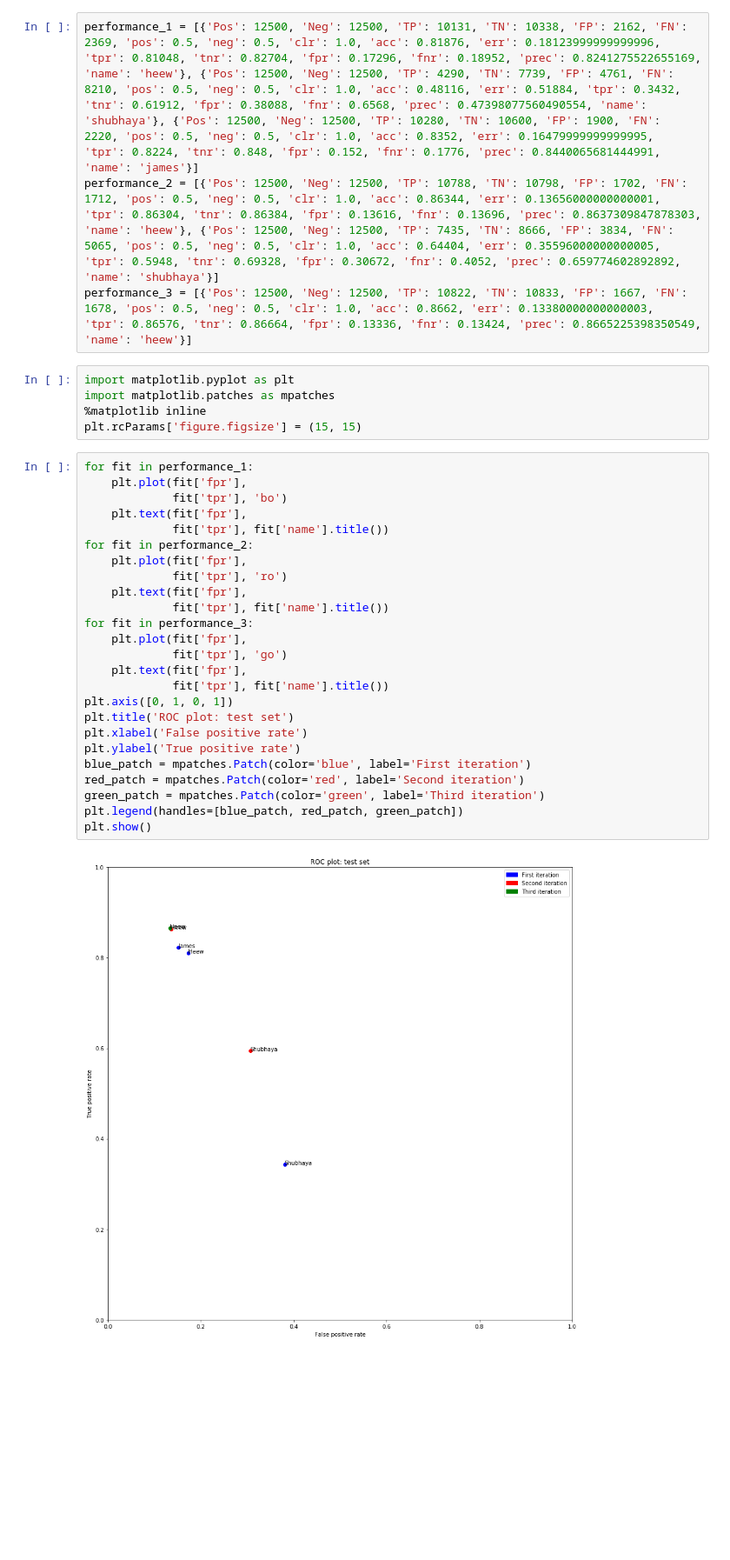
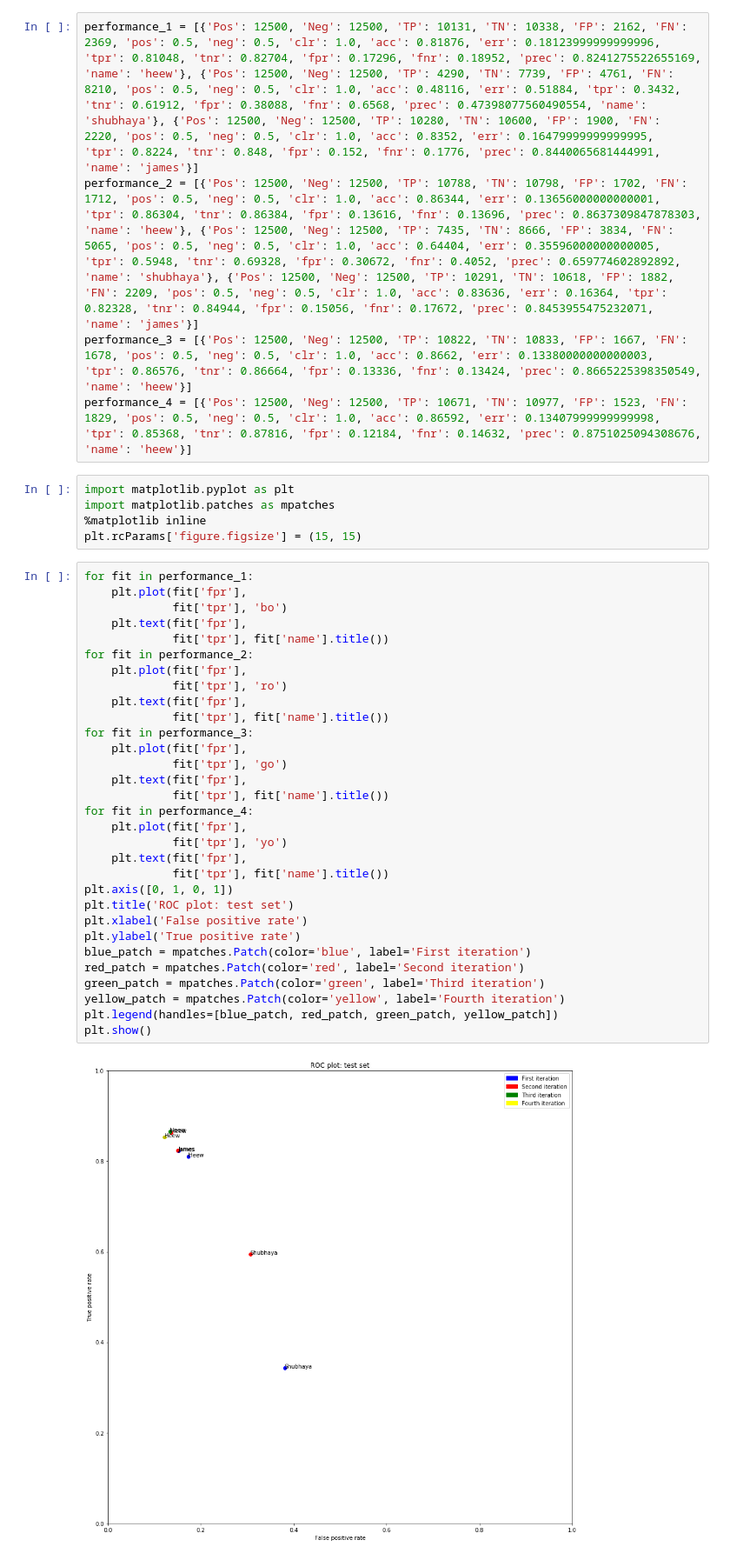
Before and after one commit to visualizedata/ml, a Jupyter notebook: iterations/ML_1_iterations_moviereviews.ipynb, the cells around one changed output. Shown at 87% size. Saved outputs shown, nothing was run; the diff lists cells and outputs as text; blank space fills up the shorter version.

```diff
--- a/iterations/ML_1_iterations_moviereviews.ipynb
+++ b/iterations/ML_1_iterations_moviereviews.ipynb
@@ -1,7 +1,8 @@
 # %%
 performance_1 = [{'Pos': 12500, 'Neg': 12500, 'TP': 10131, 'TN': 10338, 'FP': 2162, 'FN': 2369, 'pos': 0.5, 'neg': 0.5, 'clr': 1.0, 'acc': 0.81876, 'err': 0.18123999999999996, 'tpr': 0.81048, 'tnr': 0.82704, 'fpr': 0.17296, 'fnr': 0.18952, 'prec': 0.8241275522655169, 'name': 'heew'}, {'Pos': 12500, 'Neg': 12500, 'TP': 4290, 'TN': 7739, 'FP': 4761, 'FN': 8210, 'pos': 0.5, 'neg': 0.5, 'clr': 1.0, 'acc': 0.48116, 'err': 0.51884, 'tpr': 0.3432, 'tnr': 0.61912, 'fpr': 0.38088, 'fnr': 0.6568, 'prec': 0.47398077560490554, 'name': 'shubhaya'}, {'Pos': 12500, 'Neg': 12500, 'TP': 10280, 'TN': 10600, 'FP': 1900, 'FN': 2220, 'pos': 0.5, 'neg': 0.5, 'clr': 1.0, 'acc': 0.8352, 'err': 0.16479999999999995, 'tpr': 0.8224, 'tnr': 0.848, 'fpr': 0.152, 'fnr': 0.1776, 'prec': 0.8440065681444991, 'name': 'james'}]
-performance_2 = [{'Pos': 12500, 'Neg': 12500, 'TP': 10788, 'TN': 10798, 'FP': 1702, 'FN': 1712, 'pos': 0.5, 'neg': 0.5, 'clr': 1.0, 'acc': 0.86344, 'err': 0.13656000000000001, 'tpr': 0.86304, 'tnr': 0.86384, 'fpr': 0.13616, 'fnr': 0.13696, 'prec': 0.8637309847878303, 'name': 'heew'}, {'Pos': 12500, 'Neg': 12500, 'TP': 7435, 'TN': 8666, 'FP': 3834, 'FN': 5065, 'pos': 0.5, 'neg': 0.5, 'clr': 1.0, 'acc': 0.64404, 'err': 0.35596000000000005, 'tpr': 0.5948, 'tnr': 0.69328, 'fpr': 0.30672, 'fnr': 0.4052, 'prec': 0.659774602892892, 'name': 'shubhaya'}]
+performance_2 = [{'Pos': 12500, 'Neg': 12500, 'TP': 10788, 'TN': 10798, 'FP': 1702, 'FN': 1712, 'pos': 0.5, 'neg': 0.5, 'clr': 1.0, 'acc': 0.86344, 'err': 0.13656000000000001, 'tpr': 0.86304, 'tnr': 0.86384, 'fpr': 0.13616, 'fnr': 0.13696, 'prec': 0.8637309847878303, 'name': 'heew'}, {'Pos': 12500, 'Neg': 12500, 'TP': 7435, 'TN': 8666, 'FP': 3834, 'FN': 5065, 'pos': 0.5, 'neg': 0.5, 'clr': 1.0, 'acc': 0.64404, 'err': 0.35596000000000005, 'tpr': 0.5948, 'tnr': 0.69328, 'fpr': 0.30672, 'fnr': 0.4052, 'prec': 0.659774602892892, 'name': 'shubhaya'}, {'Pos': 12500, 'Neg': 12500, 'TP': 10291, 'TN': 10618, 'FP': 1882, 'FN': 2209, 'pos': 0.5, 'neg': 0.5, 'clr': 1.0, 'acc': 0.83636, 'err': 0.16364, 'tpr': 0.82328, 'tnr': 0.84944, 'fpr': 0.15056, 'fnr': 0.17672, 'prec': 0.8453955475232071, 'name': 'james'}]
 performance_3 = [{'Pos': 12500, 'Neg': 12500, 'TP': 10822, 'TN': 10833, 'FP': 1667, 'FN': 1678, 'pos': 0.5, 'neg': 0.5, 'clr': 1.0, 'acc': 0.8662, 'err': 0.13380000000000003, 'tpr': 0.86576, 'tnr': 0.86664, 'fpr': 0.13336, 'fnr': 0.13424, 'prec': 0.8665225398350549, 'name': 'heew'}]
+performance_4 = [{'Pos': 12500, 'Neg': 12500, 'TP': 10671, 'TN': 10977, 'FP': 1523, 'FN': 1829, 'pos': 0.5, 'neg': 0.5, 'clr': 1.0, 'acc': 0.86592, 'err': 0.13407999999999998, 'tpr': 0.85368, 'tnr': 0.87816, 'fpr': 0.12184, 'fnr': 0.14632, 'prec': 0.8751025094308676, 'name': 'heew'}]
 # %%
 import matplotlib.pyplot as plt
 import matplotlib.patches as mpatches
@@ -10,27 +11,33 @@ plt.rcParams['figure.figsize'] = (15, 15)
 # %%
 for fit in performance_1:
     plt.plot(fit['fpr'],
              fit['tpr'], 'bo')
     plt.text(fit['fpr'],
              fit['tpr'], fit['name'].title())
 for fit in performance_2:
     plt.plot(fit['fpr'],
              fit['tpr'], 'ro')
     plt.text(fit['fpr'],
              fit['tpr'], fit['name'].title())
 for fit in performance_3:
     plt.plot(fit['fpr'],
              fit['tpr'], 'go')
     plt.text(fit['fpr'],
              fit['tpr'], fit['name'].title())
+for fit in performance_4:
+    plt.plot(fit['fpr'],
+             fit['tpr'], 'yo')
+    plt.text(fit['fpr'],
+             fit['tpr'], fit['name'].title())
 plt.axis([0, 1, 0, 1])
 plt.title('ROC plot: test set')
 plt.xlabel('False positive rate')
 plt.ylabel('True positive rate')
 blue_patch = mpatches.Patch(color='blue', label='First iteration')
 red_patch = mpatches.Patch(color='red', label='Second iteration')
 green_patch = mpatches.Patch(color='green', label='Third iteration')
-plt.legend(handles=[blue_patch, red_patch, green_patch])
+yellow_patch = mpatches.Patch(color='yellow', label='Fourth iteration')
+plt.legend(handles=[blue_patch, red_patch, green_patch, yellow_patch])
 plt.show()
 # %% [output]
-[figure, old version]
+[figure, new version]
```
Also changed, not shown: 2 other files.
